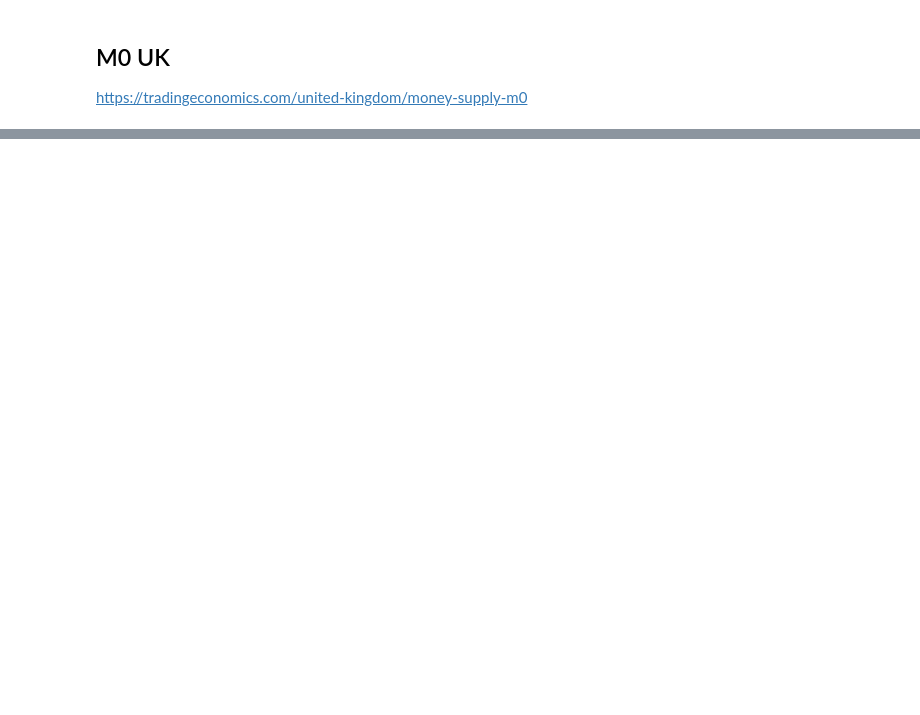
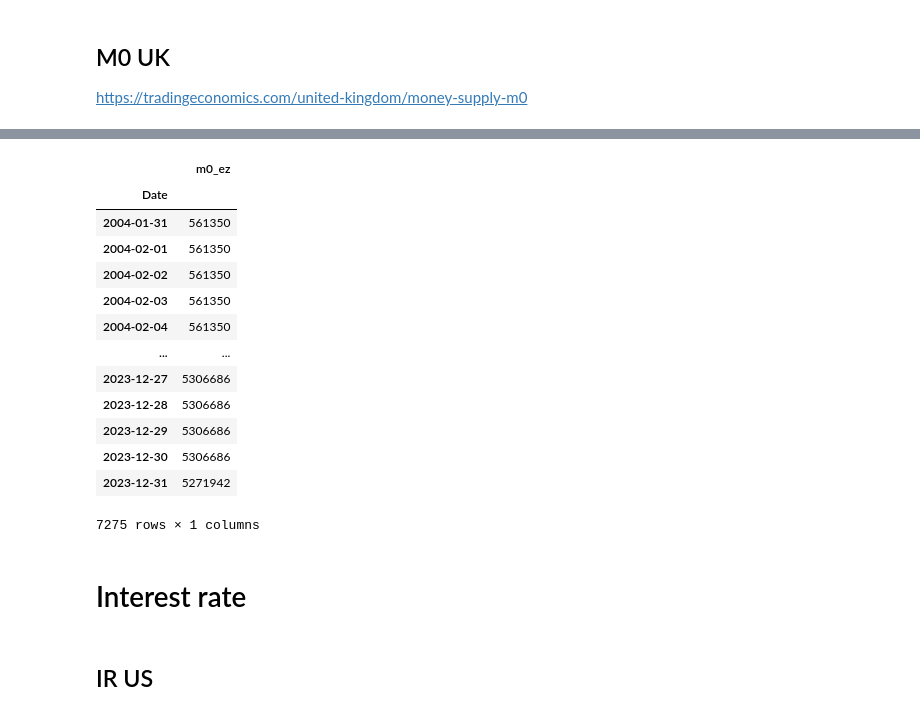
Before and after one commit to ikeryanez/Forecasting_FinancialTS, a Jupyter notebook: notebooks/1-data_acquisition/Macro.ipynb, the cells around one changed output, grey strips where cells are left out. Drawn from its saved outputs; the diff is of its cells as text; code cells hidden in the pictures; blank space fills up the shorter version.

Commit message:
interest rates data added

```diff
--- a/notebooks/1-data_acquisition/Macro.ipynb
+++ b/notebooks/1-data_acquisition/Macro.ipynb
@@ -273,0 +266,37 @@ m2_us
+# %%
+m0_ez = pd.read_csv('../../data/preparation/m0_ez.csv')
+# %%
+# rename columns
+m0_ez.drop('TIME PERIOD', axis = 1,  inplace = True)
+m0_ez.rename(columns = {'DATE':'Date','Base money (ILM.M.U2.C.LT00001.Z5.EUR)':'m0_ez'}, inplace=True)
+
+# set Date as index and trnasform it to datetime object
+m0_ez.set_index('Date', inplace = True)
+m0_ez.index = pd.to_datetime(m0_ez.index)
+
+# use the same periods as the rest of the series
+m0_ez = m0_ez.query("'2004-01-01' <= index <= '2024-01-01'")
+
+# transform it to daily frequency
+m0_ez = m0_ez.resample('D').ffill()
+# %%
+m0_ez
+# %% [output]
+|  | m0_ez |
+| Date |  |
+| 2004-01-31 | 561350 |
+| 2004-02-01 | 561350 |
+| 2004-02-02 | 561350 |
+| 2004-02-03 | 561350 |
+| 2004-02-04 | 561350 |
+| ... | ... |
+| 2023-12-27 | 5306686 |
+| 2023-12-28 | 5306686 |
+| 2023-12-29 | 5306686 |
+| 2023-12-30 | 5306686 |
+| 2023-12-31 | 5271942 |
+7275 rows × 1 columns
+# %% [markdown]
+# Interest rate
+# %% [markdown]
+## IR US
```
Also changed, not shown: parts of 12 cells of this notebook, 7 other files.
